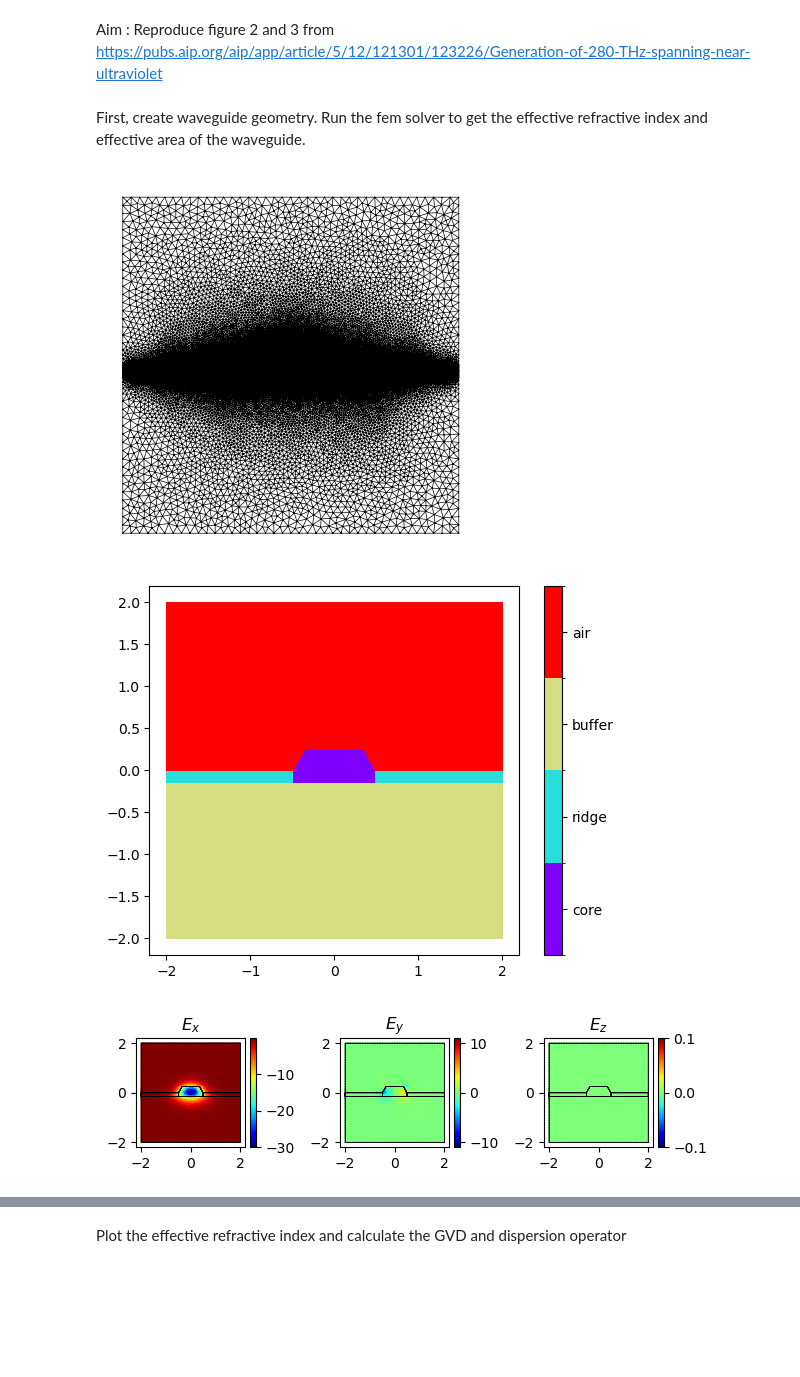
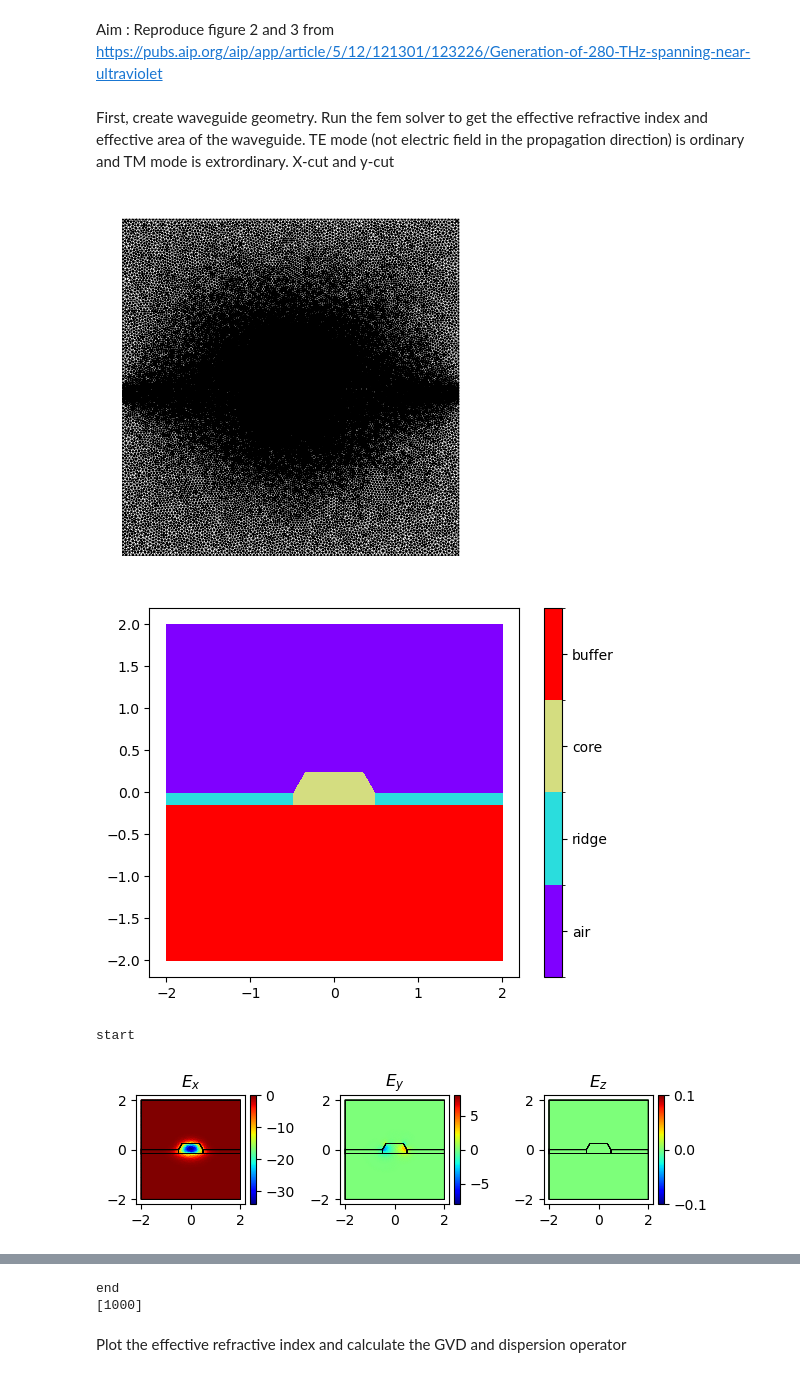
Before and after one commit to elizaleung830/SC-generation-stimulation, a Jupyter notebook: SCG_Stimulation/Benchmark/pynlo/Escale_M_2020/code/Fig_2_and_3.ipynb, the cells around one changed output, grey strips where cells are left out. Saved outputs shown, nothing was run; the diff lists cells and outputs as text; code cells hidden in the pictures; blank space fills up the shorter version.

```diff
--- a/SCG_Stimulation/Benchmark/pynlo/Escale_M_2020/code/Fig_2_and_3.ipynb
+++ b/SCG_Stimulation/Benchmark/pynlo/Escale_M_2020/code/Fig_2_and_3.ipynb
@@ -1,8 +1,9 @@
 # %% [markdown]
 Aim : Reproduce figure 2 and 3 from https://pubs.aip.org/aip/app/article/5/12/121301/123226/Generation-of-280-THz-spanning-near-ultraviolet
 # %% [markdown]
-First, create waveguide geometry. Run the fem solver to get the effective refractive index and effective area of the waveguide.
+First, create waveguide geometry. Run the fem solver to get the effective refractive index and effective area of the waveguide. TE mode (not electric field in the propagation direction) is ordinary and TM mode is extrordinary. X-cut and y-cut
 # %%
+
 import math
 
 from skfem import Basis, ElementTriP0
@@ -21,10 +22,10 @@ from shapely.ops import unary_union
 from shapely.geometry import Polygon
 
 wavelength_range = [400, 1500]
-wavelegnth_step = 50  # 50nm steps
+wavelegnth_step = 70  # 50nm steps
 
-n_core = n_LNOI
-n_ridge = n_LNOI
+n_core = lambda w: n_LNOI(w, ray="e") # TODO: Check effect of this line
+n_ridge = n_core
 n_buffer = n_SiO2
 n_air = n_Air
 
@@ -40,46 +41,74 @@ triangle_width = triangle_height/ math.tan(60 * math.pi /180)
 
 # Construct waveguide geometry
 core_trapiz = Polygon([(width/2 + triangle_width,0 ),(-width/2 - triangle_width, 0),(-width/2, triangle_height) , (+width/2, triangle_height)])
 core_box = shapely.geometry.box(-(width/2 + triangle_width), -0.15, (width/2 + triangle_width), 0)
 core = unary_union([core_trapiz, core_box])
-
 ridge = shapely.geometry.box(-box_height/2, -0.15,box_height/2 , 0)
-
 buffer = shapely.geometry.box(-box_height/2,-box_height/2,box_height/2,-0.15)
 air = shapely.geometry.box(-box_height/2,-box_height/2,box_height/2,box_height/2)
 
 
 polygon = OrderedDict(
     core = core,
     ridge = ridge,
     buffer = buffer,
     air= air
 )
 
 # Define material property and resolution of waveguide
 resolutions = dict(core={"resolution": 0.01, "distance": 0.1},
-                   ridge ={"resolution": 0.01, "distance": 0.1},
-                   buffer={"resolution": 0.1, "distance": 0.5},
-                   air={"resolution": 0.1, "distance": 0.5})
+                   ridge ={"resolution": 0.02, "distance": 0.1},
+                   buffer={"resolution": 0.04, "distance": 0.5},
+                   air={"resolution": 0.04, "distance": 0.5})
 
 n_dict = {"core": n_core, "ridge": n_ridge, "buffer": n_buffer, "air": n_air}
 
 mesh = from_meshio(mesh_from_OrderedDict(polygon, resolutions))
 mesh.draw().show()
 plot_domains(mesh)
 plt.show()
 
+#----------------------FEM solver-------------------------------
+print("start")
+# Calculate dispersion and gamma
+mesh = from_meshio(mesh_from_OrderedDict(polygon, resolutions))
 basis0 = Basis(mesh, ElementTriP0())
 epsilon = basis0.zeros()
-wavelength = 1400
-wavelength = wavelength * 1e-3
-for subdomain, n in n_dict.items():
-    epsilon[basis0.get_dofs(elements=subdomain)] = n(wavelength) ** 2
-modes = compute_modes(basis0, epsilon, wavelength=wavelength, num_modes=3, order=1)
-modes_sorted = modes.sorted(key=lambda mode: -np.real(mode.n_eff))
-mode = modes_sorted[0]
-mode.show(mode.E.real, direction = "x")
+wavelength_list = np.array([1000])
+neff_list_te = []
+aeff_list_te = []
+neff_list_tm = []
+aeff_list_tm = []
+
+for wavelength in tqdm(wavelength_list):
+    wavelength = wavelength * 1e-3
+    for subdomain, n in n_dict.items():
+        epsilon[basis0.get_dofs(elements=subdomain)] = n(wavelength) ** 2
+    modes = compute_modes(basis0, epsilon, wavelength=wavelength, num_modes=3, order=1)
+    ## te mode
+    modes_sorted = modes.sorted(key=lambda mode: -np.real(mode.te_fraction))
+    mode = modes_sorted[0]
+    neff_list_te.append(np.real(mode.n_eff))
+    aeff_list_te.append(mode.calculate_effective_area())
+    mode.show(mode.E.real, direction = "x")
+
+    ## tm mode
+    modes_sorted = modes.sorted(key=lambda mode: -np.real(mode.tm_fraction))
+    if modes_sorted[0].tm_fraction < 0.7:
+        print(f"at {wavelength}um, mode has highest tm_fraction of f{modes_sorted[0].tm_fraction}")
+    mode = modes_sorted[0]
+    neff_list_tm.append(np.real(mode.n_eff))
+    aeff_list_tm.append(mode.calculate_effective_area())
+    mode.show(mode.H.real, direction = "x")
+
+neff_list_te = np.array(neff_list_te)
+aeff_list_te = np.array(aeff_list_te)
+
+neff_list_tm = np.array(neff_list_tm)
+aeff_list_tm = np.array(aeff_list_tm)
+wls = np.array(wavelength_list)
 # %% [output]
-[figure, old version]
+[figure, new version]
-[figure, old version]
+[figure, new version]
+start
-[figure, old version]
+[figure, new version]
@@ -86,3 +116,5 @@ mode.show(mode.E.real, direction = "x")
+end
+[1000]
 # %% [markdown]
 Plot the effective refractive index and calculate the GVD and dispersion operator
 # %%
```
Also changed, not shown: parts of 2 cells of this notebook, 11 other files.
